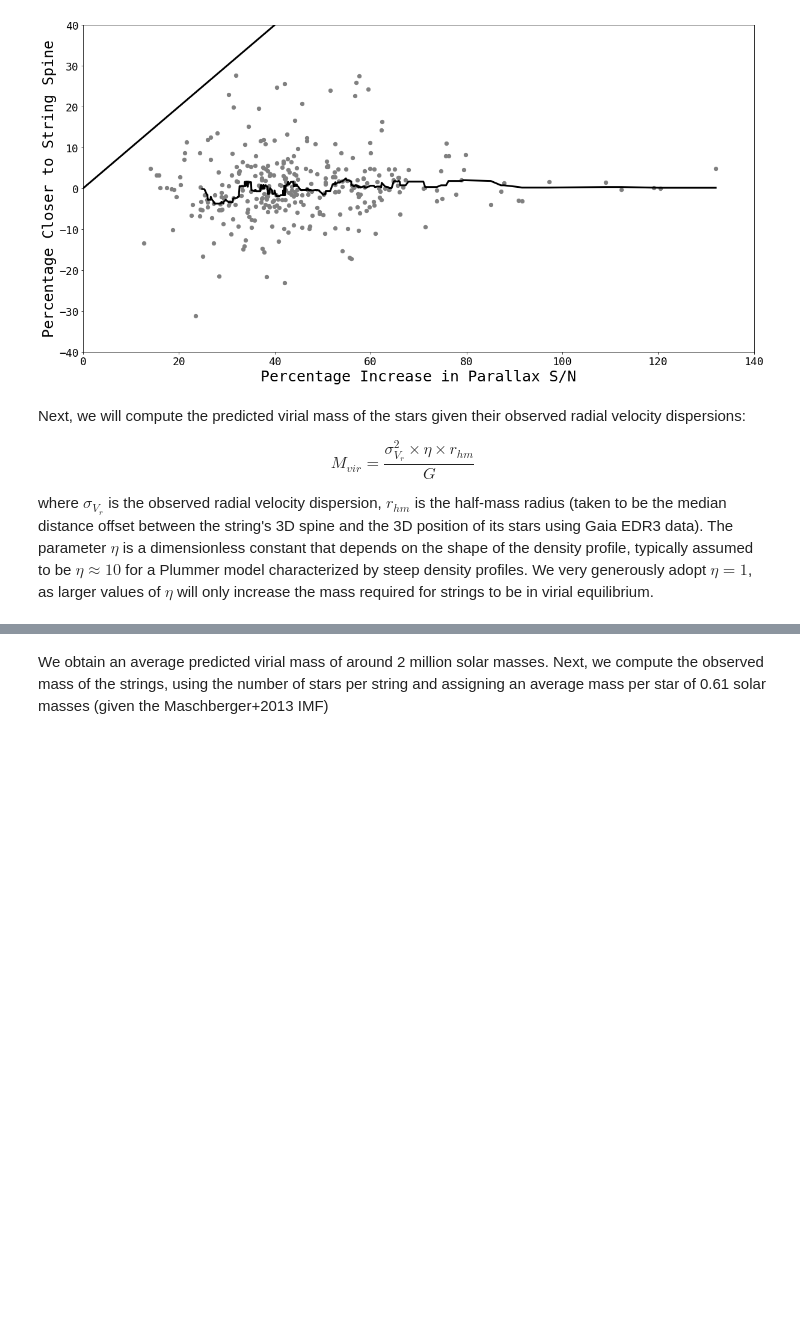
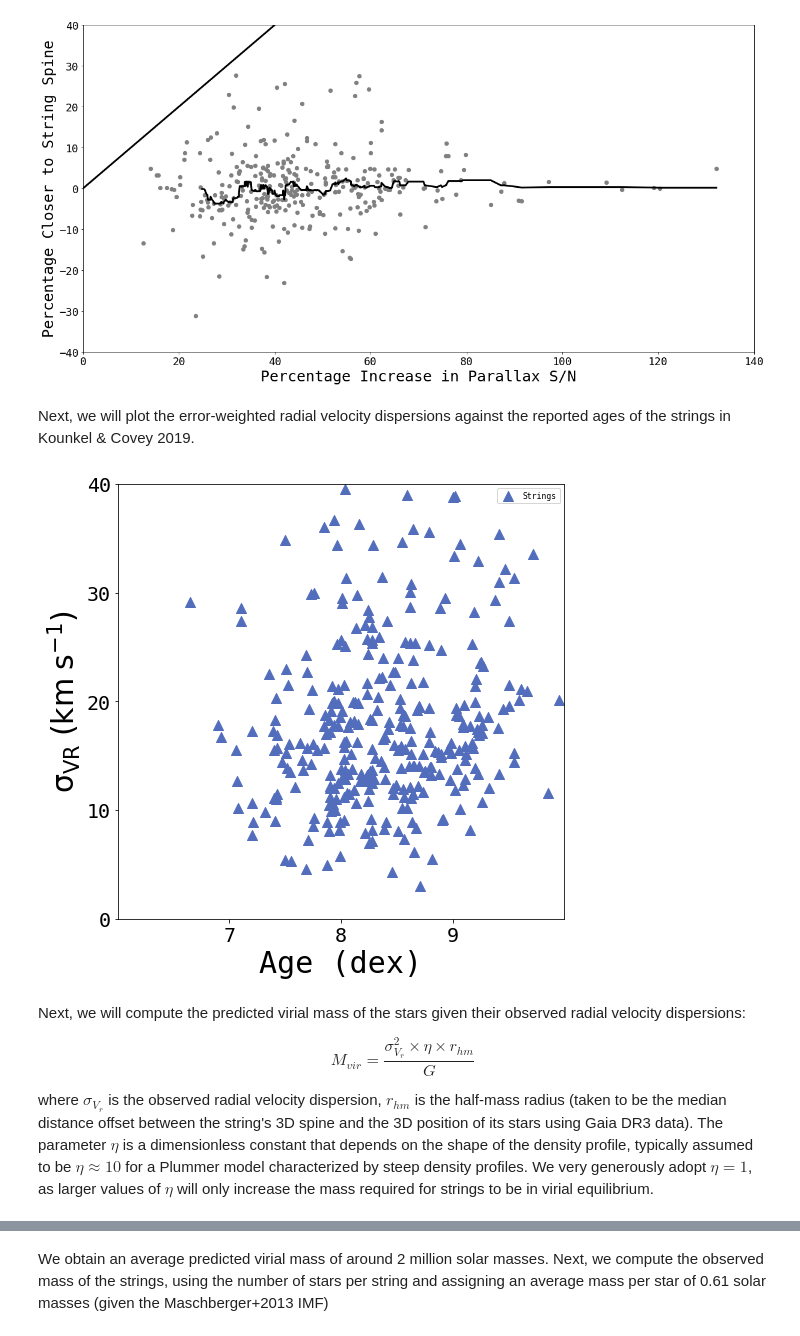
Before and after one commit to catherinezucker/stellar_strings_reexamined, a Jupyter notebook: String_Properties_Zucker_Peek_and_Loebman_2022.ipynb, the cells around one changed output, grey strips where cells are left out. Drawn from its saved outputs; the diff is of its cells as text; code cells hidden in the pictures; blank space fills up the shorter version.

```diff
--- a/String_Properties_Zucker_Peek_and_Loebman_2022.ipynb
+++ b/String_Properties_Zucker_Peek_and_Loebman_2022.ipynb
@@ -70,21 +52,21 @@ import numpy as np
 
 #add distance info to stellar catalogs
 tstars['dr2_dist'] = 1000./tstars['dr2_parallax']
-tstars['edr3_dist'] = 1000./tstars['edr3_parallax'].clip(1e-12)
+tstars['dr3_dist'] = 1000./tstars['dr3_parallax'].clip(1e-12)
 
-#compute XYZ coordinates for both DR2 and EDR3
+#compute XYZ coordinates for both DR2 and DR3
 cstar_dr2 = SkyCoord(ra = tstars['dr2_ra'].value*u.deg, dec = tstars['dr2_dec'].value*u.deg,distance=tstars['dr2_dist'].value*u.pc, frame='icrs')
-cstar_edr3 = SkyCoord(ra = tstars['edr3_ra'].value*u.deg, dec = tstars['edr3_dec'].value*u.deg,distance=tstars['edr3_dist'].value*u.pc, frame='icrs')
+cstar_dr3 = SkyCoord(ra = tstars['dr3_ra'].value*u.deg, dec = tstars['dr3_dec'].value*u.deg,distance=tstars['dr3_dist'].value*u.pc, frame='icrs')
 
 #add DR2 XYZ positions to the table
 tstars['dr2_x'] = cstar_dr2.galactic.cartesian.x
 tstars['dr2_y'] = cstar_dr2.galactic.cartesian.y
 tstars['dr2_z'] = cstar_dr2.galactic.cartesian.z
 
-#add EDR3 XYZ position to the table
-tstars['edr3_x'] = cstar_edr3.galactic.cartesian.x
-tstars['edr3_y'] = cstar_edr3.galactic.cartesian.y
-tstars['edr3_z'] = cstar_edr3.galactic.cartesian.z
+#add DR3 XYZ position to the table
+tstars['dr3_x'] = cstar_dr3.galactic.cartesian.x
+tstars['dr3_y'] = cstar_dr3.galactic.cartesian.y
+tstars['dr3_z'] = cstar_dr3.galactic.cartesian.z
 # %% [markdown]
 Next, we write a function that calculates the minimum distance between a star and its corresponding string spine.
 # %%
@@ -212,6 +213,27 @@ plt.plot(np.arange(0,45),np.arange(0,45),c='k',lw=3)
 plt.savefig('Figure2.png',bbox_inches='tight',dpi=300)
 # %% [output]
 [figure]
+# %% [markdown]
+Next, we will plot the error-weighted radial velocity dispersions against the reported ages of the strings in Kounkel & Covey 2019.
+# %%
+fig = plt.figure(figsize = (8,8))
+
+plt.scatter(tsummary['logAge'],tsummary['sigmaVR_weight'],c='#536dbd',marker = "^",s=100,label='Strings')
+plt.xlim(6,10)
+plt.ylim(0,40)
+
+plt.xlabel("Age (dex)",fontsize=30)
+plt.yticks([0,10,20,30,40],fontsize=20)
+plt.xticks([7,8,9],fontsize=20)
+plt.legend(fontsize=8)
+
+plt.xticks(fontsize=20)
+plt.yticks(fontsize=20)
+
+plt.ylabel(r"$\rm \sigma_{VR} \; (km \; s^{-1})$",fontsize=30)
+plt.savefig("Figure3.png",bbox_inches='tight',dpi=300)
+# %% [output]
+[figure, added]
 # %% [markdown]
 Next, we will compute the predicted virial mass of the stars given their observed radial velocity dispersions:
 
@@ -219,7 +241,7 @@ Next, we will compute the predicted virial mass of the stars given their observe
 M_{vir} = \frac{\sigma_{V_r}^{2} \times \eta \times r_{hm}}{G}
 \end{equation}
 
-where $\sigma_{V_r}$ is the observed radial velocity dispersion, $r_{hm}$ is the half-mass radius (taken to be the median distance offset between the string's 3D spine and the 3D position of its stars using Gaia EDR3 data). The parameter $\eta$ is a dimensionless constant that depends on the shape of the density profile, typically assumed to be $\eta \approx 10$ for a Plummer model characterized by steep density profiles. We very generously adopt $\eta=1$, as larger values of $\eta$ will only increase the mass required for strings to be in virial equilibrium.
+where $\sigma_{V_r}$ is the observed radial velocity dispersion, $r_{hm}$ is the half-mass radius (taken to be the median distance offset between the string's 3D spine and the 3D position of its stars using Gaia DR3 data). The parameter $\eta$ is a dimensionless constant that depends on the shape of the density profile, typically assumed to be $\eta \approx 10$ for a Plummer model characterized by steep density profiles. We very generously adopt $\eta=1$, as larger values of $\eta$ will only increase the mass required for strings to be in virial equilibrium.
 # %%
 from astropy import constants
 
```
Also changed, not shown: parts of 22 cells of this notebook, 5 other files.
